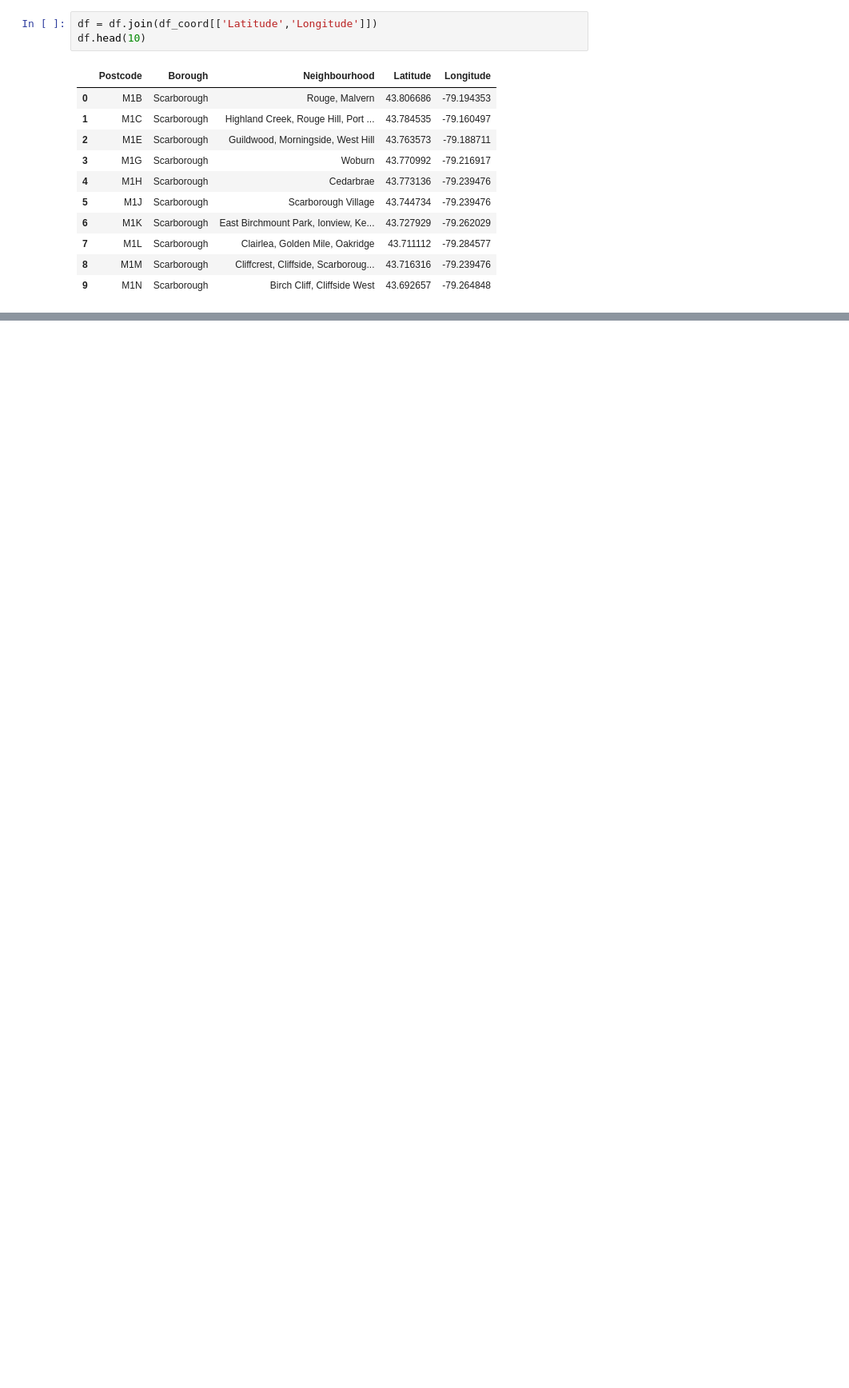
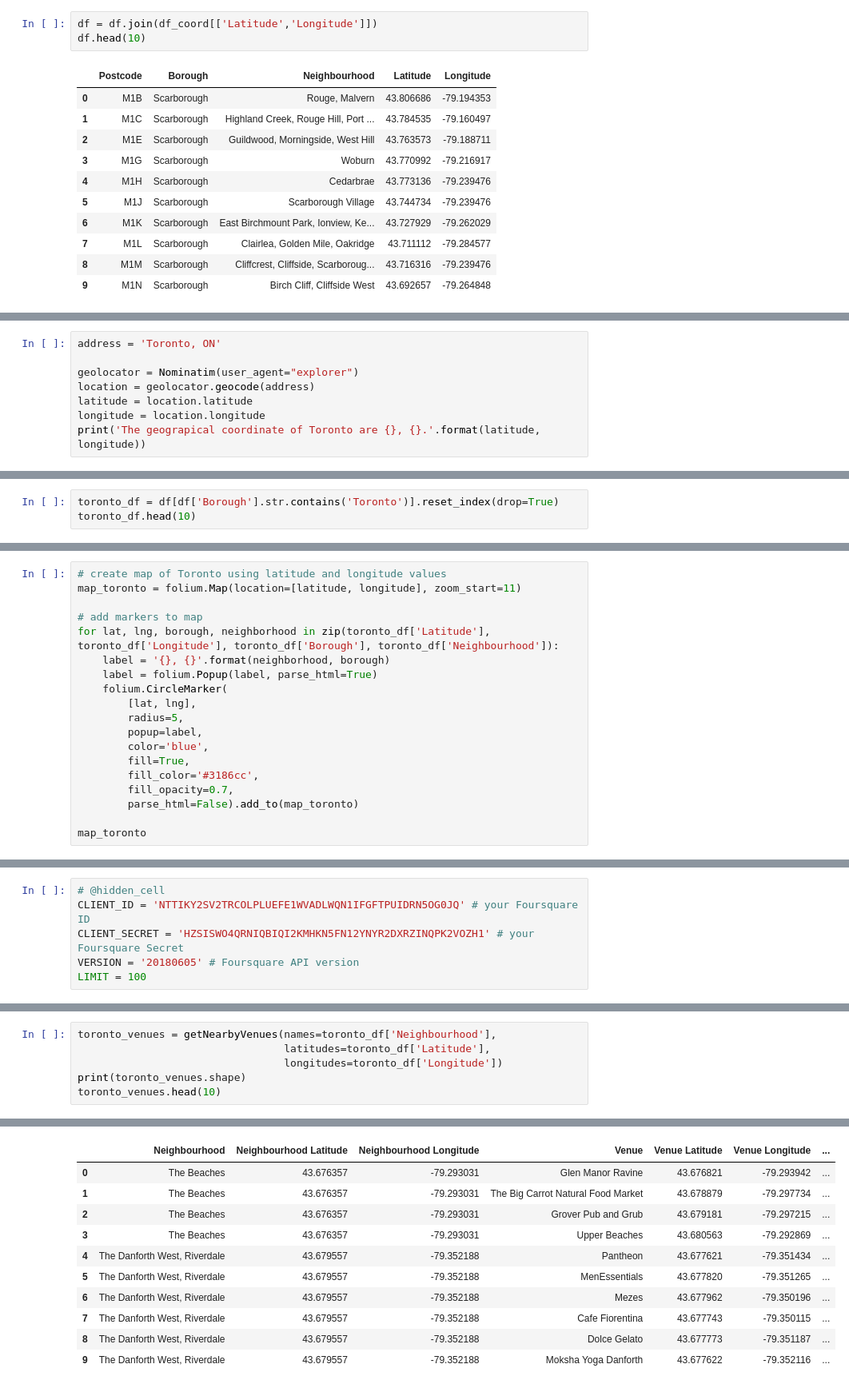
Before and after one commit to andremun/Coursera_Capstone, a Jupyter notebook: Assignment 2 - Notebook 3.ipynb, the cells around one changed output, grey strips where cells are left out. Shown at 80% size. Saved outputs shown, nothing was run; the diff lists cells and outputs as text; blank space fills up the shorter version.

```diff
--- a/Assignment 2 - Notebook 3.ipynb
+++ b/Assignment 2 - Notebook 3.ipynb
@@ -99,0 +123,8 @@ Now, it is time to do the clustering.
+# %%
+address = 'Toronto, ON'
+
+geolocator = Nominatim(user_agent="explorer")
+location = geolocator.geocode(address)
+latitude = location.latitude
+longitude = location.longitude
+print('The geograpical coordinate of Toronto are {}, {}.'.format(latitude, longitude))
@@ -99,0 +158,3 @@ Now, it is time to do the clustering.
+# %%
+toronto_df = df[df['Borough'].str.contains('Toronto')].reset_index(drop=True)
+toronto_df.head(10)
@@ -99,0 +175,19 @@ Now, it is time to do the clustering.
+# %%
+# create map of Toronto using latitude and longitude values
+map_toronto = folium.Map(location=[latitude, longitude], zoom_start=11)
+
+# add markers to map
+for lat, lng, borough, neighborhood in zip(toronto_df['Latitude'], toronto_df['Longitude'], toronto_df['Borough'], toronto_df['Neighbourhood']):
+    label = '{}, {}'.format(neighborhood, borough)
+    label = folium.Popup(label, parse_html=True)
+    folium.CircleMarker(
+        [lat, lng],
+        radius=5,
+        popup=label,
+        color='blue',
+        fill=True,
+        fill_color='#3186cc',
+        fill_opacity=0.7,
+        parse_html=False).add_to(map_toronto)
+
+map_toronto
@@ -99,0 +200,6 @@ Now, it is time to do the clustering.
+# %%
+# @hidden_cell
+CLIENT_ID = 'NTTIKY2SV2TRCOLPLUEFE1WVADLWQN1IFGFTPUIDRN5OG0JQ' # your Foursquare ID
+CLIENT_SECRET = 'HZSISWO4QRNIQBIQI2KMHKN5FN12YNYR2DXRZINQPK2VOZH1' # your Foursquare Secret
+VERSION = '20180605' # Foursquare API version
+LIMIT = 100
@@ -99,0 +250,7 @@ Now, it is time to do the clustering.
+# %%
+toronto_venues = getNearbyVenues(names=toronto_df['Neighbourhood'],
+                                 latitudes=toronto_df['Latitude'],
+                                 longitudes=toronto_df['Longitude'])
+print(toronto_venues.shape)
+toronto_venues.head(10)
+# %% [output]
@@ -99,0 +274,11 @@ Now, it is time to do the clustering.
+|  | Neighbourhood | Neighbourhood Latitude | Neighbourhood Longitude | Venue | Venue Latitude | Venue Longitude | ... |
+| 0 | The Beaches | 43.676357 | -79.293031 | Glen Manor Ravine | 43.676821 | -79.293942 | ... |
+| 1 | The Beaches | 43.676357 | -79.293031 | The Big Carrot Natural Food Market | 43.678879 | -79.297734 | ... |
+| 2 | The Beaches | 43.676357 | -79.293031 | Grover Pub and Grub | 43.679181 | -79.297215 | ... |
+| 3 | The Beaches | 43.676357 | -79.293031 | Upper Beaches | 43.680563 | -79.292869 | ... |
+| 4 | The Danforth West, Riverdale | 43.679557 | -79.352188 | Pantheon | 43.677621 | -79.351434 | ... |
+| 5 | The Danforth West, Riverdale | 43.679557 | -79.352188 | MenEssentials | 43.677820 | -79.351265 | ... |
+| 6 | The Danforth West, Riverdale | 43.679557 | -79.352188 | Mezes | 43.677962 | -79.350196 | ... |
+| 7 | The Danforth West, Riverdale | 43.679557 | -79.352188 | Cafe Fiorentina | 43.677743 | -79.350115 | ... |
+| 8 | The Danforth West, Riverdale | 43.679557 | -79.352188 | Dolce Gelato | 43.677773 | -79.351187 | ... |
+| 9 | The Danforth West, Riverdale | 43.679557 | -79.352188 | Moksha Yoga Danforth | 43.677622 | -79.352116 | ... |
```
Also changed, not shown: parts of 48 cells of this notebook.
